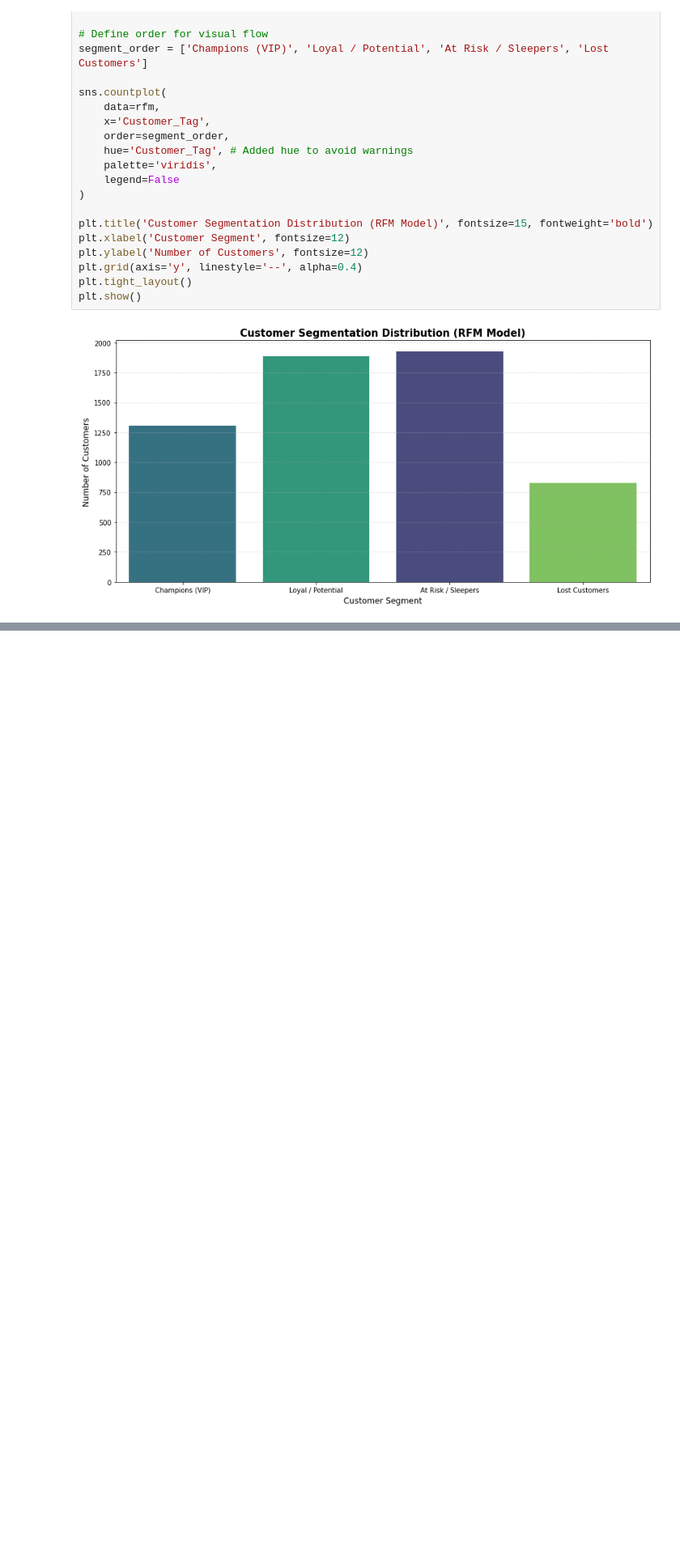
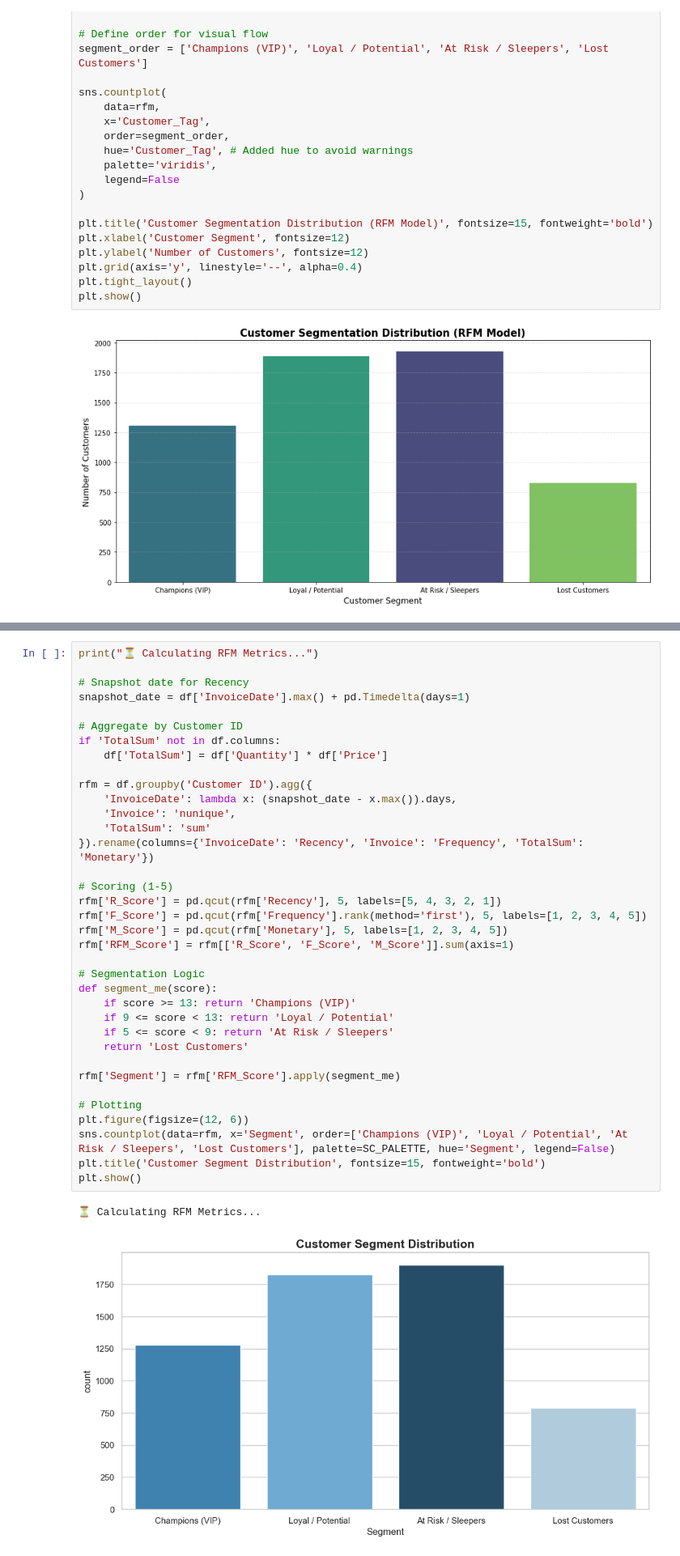
Before and after one commit to JesusSanchezM/1.-Supply-Chain-Intelligence, a Jupyter notebook: notebooks/02_eda_python.ipynb, the cells around one changed output, grey strips where cells are left out. Shown at 81% size. Saved outputs shown, nothing was run; the diff lists cells and outputs as text; blank space fills up the shorter version.

```diff
--- a/notebooks/02_eda_python.ipynb
+++ b/notebooks/02_eda_python.ipynb
@@ -229,0 +301,39 @@ plt.show()
+# %%
+print("⏳ Calculating RFM Metrics...")
+
+# Snapshot date for Recency
+snapshot_date = df['InvoiceDate'].max() + pd.Timedelta(days=1)
+
+# Aggregate by Customer ID
+if 'TotalSum' not in df.columns:
+    df['TotalSum'] = df['Quantity'] * df['Price']
+
+rfm = df.groupby('Customer ID').agg({
+    'InvoiceDate': lambda x: (snapshot_date - x.max()).days,
+    'Invoice': 'nunique',
+    'TotalSum': 'sum'
+}).rename(columns={'InvoiceDate': 'Recency', 'Invoice': 'Frequency', 'TotalSum': 'Monetary'})
+
+# Scoring (1-5)
+rfm['R_Score'] = pd.qcut(rfm['Recency'], 5, labels=[5, 4, 3, 2, 1])
+rfm['F_Score'] = pd.qcut(rfm['Frequency'].rank(method='first'), 5, labels=[1, 2, 3, 4, 5])
+rfm['M_Score'] = pd.qcut(rfm['Monetary'], 5, labels=[1, 2, 3, 4, 5])
+rfm['RFM_Score'] = rfm[['R_Score', 'F_Score', 'M_Score']].sum(axis=1)
+
+# Segmentation Logic
+def segment_me(score):
+    if score >= 13: return 'Champions (VIP)'
+    if 9 <= score < 13: return 'Loyal / Potential'
+    if 5 <= score < 9: return 'At Risk / Sleepers'
+    return 'Lost Customers'
+
+rfm['Segment'] = rfm['RFM_Score'].apply(segment_me)
+
+# Plotting
+plt.figure(figsize=(12, 6))
+sns.countplot(data=rfm, x='Segment', order=['Champions (VIP)', 'Loyal / Potential', 'At Risk / Sleepers', 'Lost Customers'], palette=SC_PALETTE, hue='Segment', legend=False)
+plt.title('Customer Segment Distribution', fontsize=15, fontweight='bold')
+plt.show()
+# %% [output]
+⏳ Calculating RFM Metrics...
+[figure, added]
```
Also changed, not shown: parts of 10 cells of this notebook.
